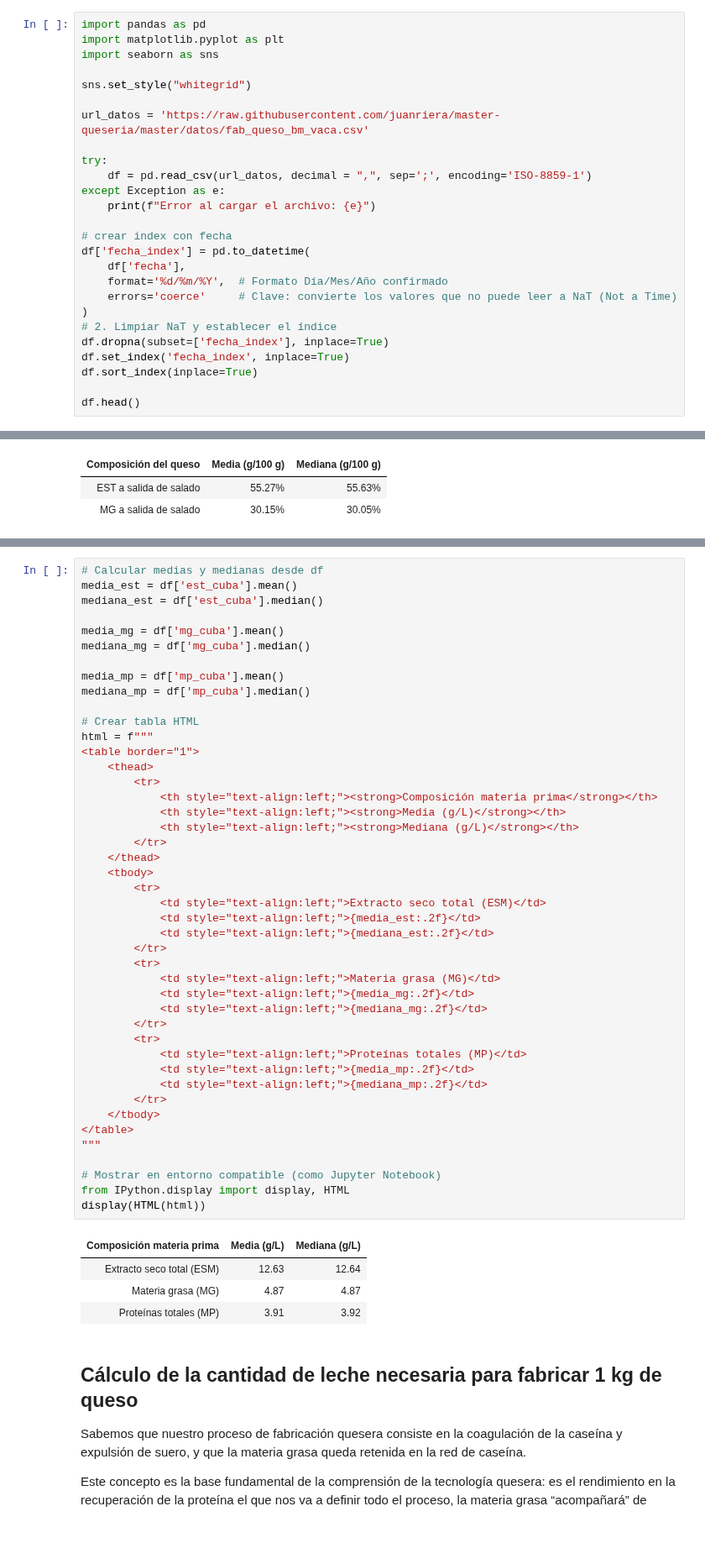
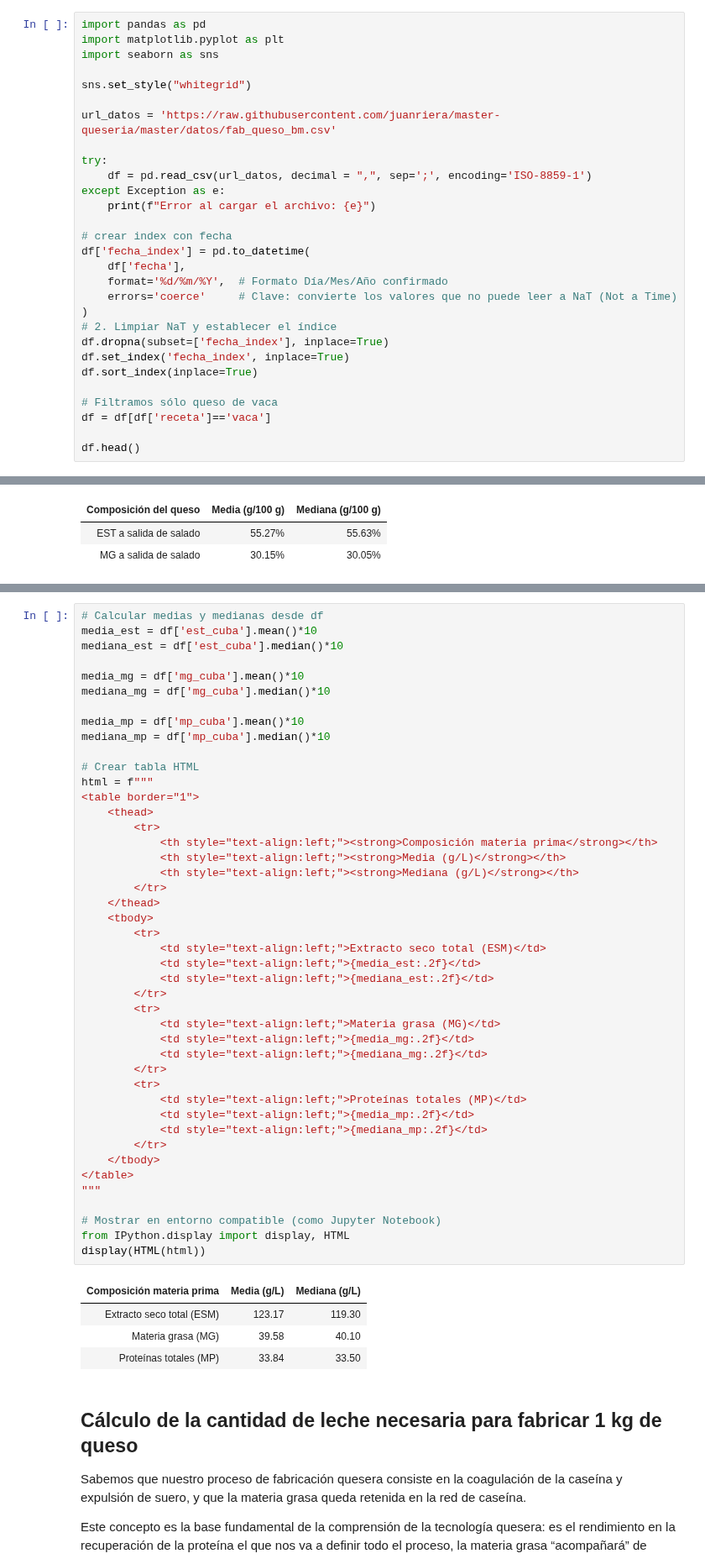
Before and after one commit to juanriera/master-queseria, a Jupyter notebook: 085-intro-rendim.ipynb, the cells around one changed output, grey strips where cells are left out. Shown at 84% size. Saved outputs shown, nothing was run; the diff lists cells and outputs as text; blank space fills up the shorter version.

```diff
--- a/085-intro-rendim.ipynb
+++ b/085-intro-rendim.ipynb
@@ -62,7 +62,7 @@ import seaborn as sns
 
 sns.set_style("whitegrid")
 
-url_datos = 'https://raw.githubusercontent.com/juanriera/master-queseria/master/datos/fab_queso_bm_vaca.csv'
+url_datos = 'https://raw.githubusercontent.com/juanriera/master-queseria/master/datos/fab_queso_bm.csv'
 
 try:
     df = pd.read_csv(url_datos, decimal = ",", sep=';', encoding='ISO-8859-1')
@@ -80,6 +80,9 @@ df.dropna(subset=['fecha_index'], inplace=True)
 df.set_index('fecha_index', inplace=True)
 df.sort_index(inplace=True)
 
+# Filtramos sólo queso de vaca
+df = df[df['receta']=='vaca']
+
 df.head()
 # %% [output]
 |  | fecha | receta | litros_past | est_past | mg_past | mp_past | kg_cuba | est_cuba | mg_cuba | mp_cuba | ... |
@@ -211,13 +214,13 @@ Para hacer este producto, estamos trabajando con una leche cuya composición es:
 # %%
 # Calcular medias y medianas desde df
-media_est = df['est_cuba'].mean()
-mediana_est = df['est_cuba'].median()
+media_est = df['est_cuba'].mean()*10
+mediana_est = df['est_cuba'].median()*10
 
-media_mg = df['mg_cuba'].mean()
-mediana_mg = df['mg_cuba'].median()
+media_mg = df['mg_cuba'].mean()*10
+mediana_mg = df['mg_cuba'].median()*10
 
-media_mp = df['mp_cuba'].mean()
-mediana_mp = df['mp_cuba'].median()
+media_mp = df['mp_cuba'].mean()*10
+mediana_mp = df['mp_cuba'].median()*10
 
 # Crear tabla HTML
 html = f"""
@@ -227,36 +230,36 @@ html = f"""
             <th style="text-align:left;"><strong>Composición materia prima</strong></th>
             <th style="text-align:left;"><strong>Media (g/L)</strong></th>
             <th style="text-align:left;"><strong>Mediana (g/L)</strong></th>
         </tr>
     </thead>
     <tbody>
         <tr>
             <td style="text-align:left;">Extracto seco total (ESM)</td>
             <td style="text-align:left;">{media_est:.2f}</td>
             <td style="text-align:left;">{mediana_est:.2f}</td>
         </tr>
         <tr>
             <td style="text-align:left;">Materia grasa (MG)</td>
             <td style="text-align:left;">{media_mg:.2f}</td>
             <td style="text-align:left;">{mediana_mg:.2f}</td>
         </tr>
         <tr>
             <td style="text-align:left;">Proteínas totales (MP)</td>
             <td style="text-align:left;">{media_mp:.2f}</td>
             <td style="text-align:left;">{mediana_mp:.2f}</td>
         </tr>
     </tbody>
 </table>
 """
 
 # Mostrar en entorno compatible (como Jupyter Notebook)
 from IPython.display import display, HTML
 display(HTML(html))
 # %% [output]
 | Composición materia prima | Media (g/L) | Mediana (g/L) |
-| Extracto seco total (ESM) | 12.63 | 12.64 |
-| Materia grasa (MG) | 4.87 | 4.87 |
-| Proteínas totales (MP) | 3.91 | 3.92 |
+| Extracto seco total (ESM) | 123.17 | 119.30 |
+| Materia grasa (MG) | 39.58 | 40.10 |
+| Proteínas totales (MP) | 33.84 | 33.50 |
 # %% [markdown]
 ## Cálculo de la cantidad de leche necesaria para fabricar 1 kg de queso
 
```
Also changed, not shown: parts of 10 cells of this notebook, 1 other file.
